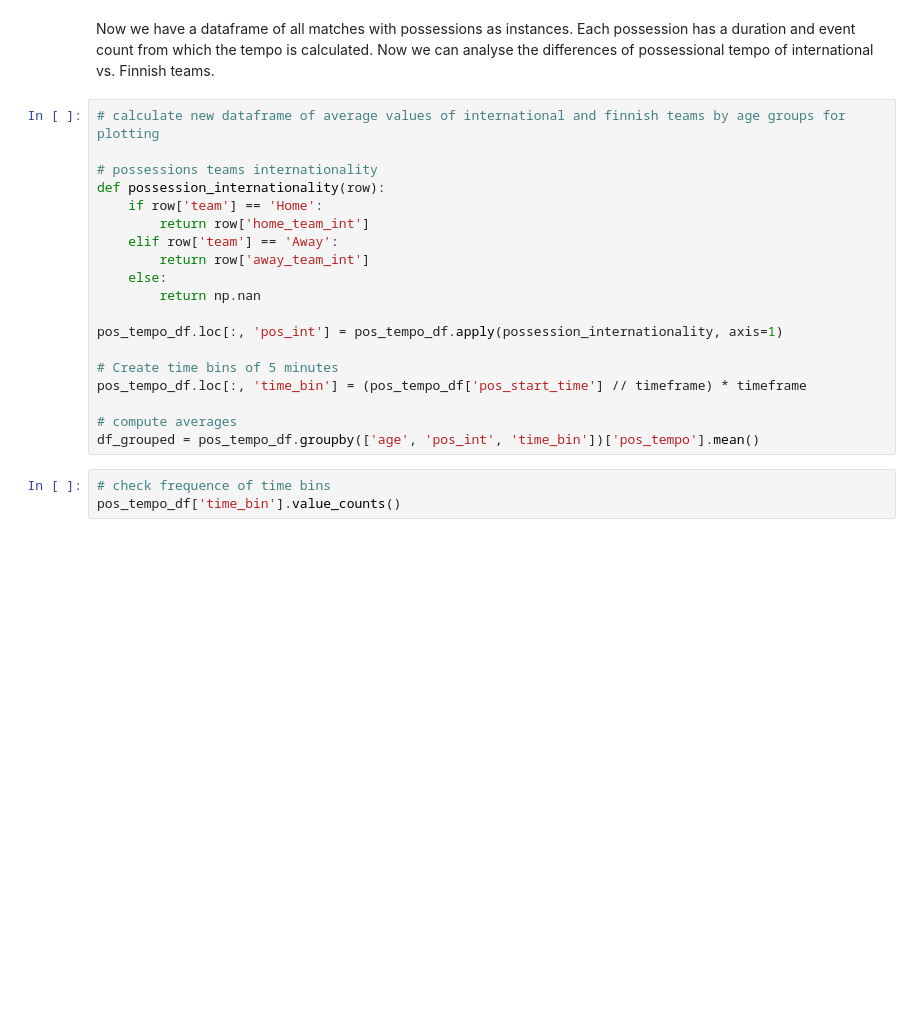
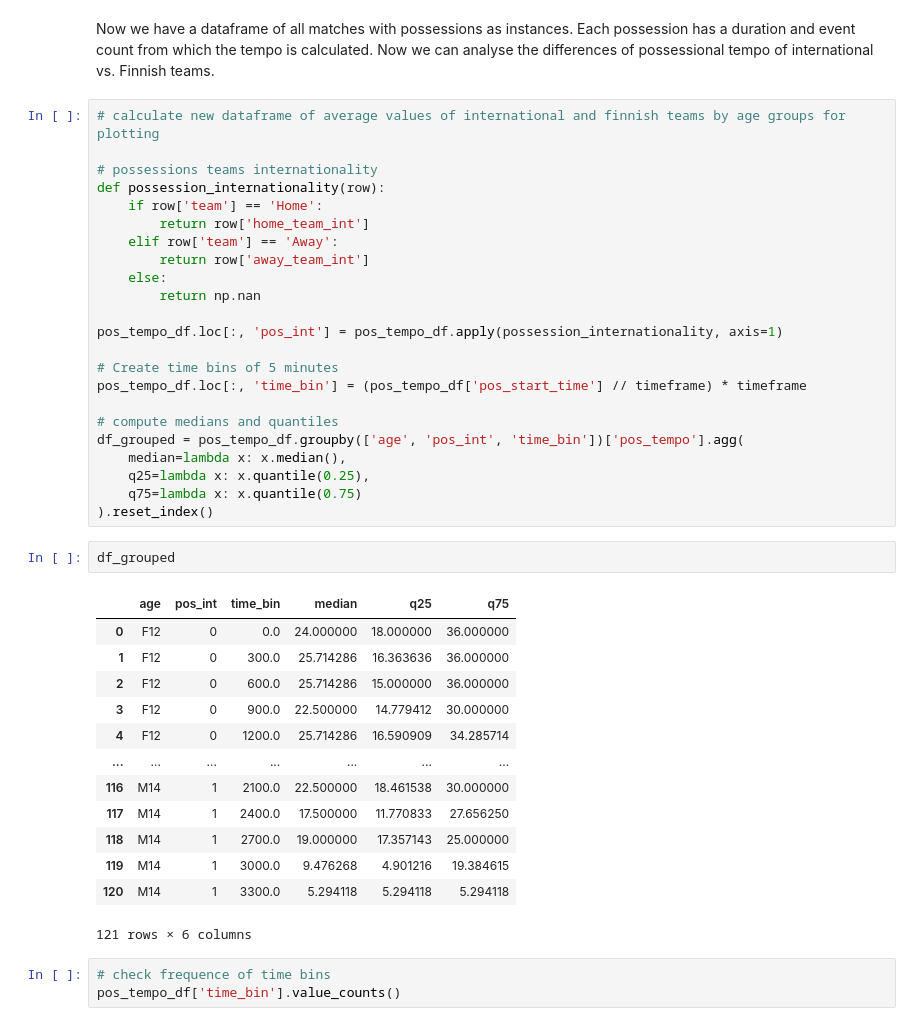
Before and after one commit to konstanyman/thesis_analysis, a Jupyter notebook: processing/tempo.ipynb, the cells around one changed output. Drawn from its saved outputs; the diff is of its cells as text; blank space fills up the shorter version.

```diff
--- a/processing/tempo.ipynb
+++ b/processing/tempo.ipynb
@@ -246,8 +270,28 @@ pos_tempo_df.loc[:, 'pos_int'] = pos_tempo_df.apply(possession_internationality,
 # Create time bins of 5 minutes
 pos_tempo_df.loc[:, 'time_bin'] = (pos_tempo_df['pos_start_time'] // timeframe) * timeframe
 
-# compute averages
-df_grouped = pos_tempo_df.groupby(['age', 'pos_int', 'time_bin'])['pos_tempo'].mean()
+# compute medians and quantiles
+df_grouped = pos_tempo_df.groupby(['age', 'pos_int', 'time_bin'])['pos_tempo'].agg(
+    median=lambda x: x.median(),
+    q25=lambda x: x.quantile(0.25),
+    q75=lambda x: x.quantile(0.75)
+).reset_index()
+# %%
+df_grouped
+# %% [output]
+|  | age | pos_int | time_bin | median | q25 | q75 |
+| 0 | F12 | 0 | 0.0 | 24.000000 | 18.000000 | 36.000000 |
+| 1 | F12 | 0 | 300.0 | 25.714286 | 16.363636 | 36.000000 |
+| 2 | F12 | 0 | 600.0 | 25.714286 | 15.000000 | 36.000000 |
+| 3 | F12 | 0 | 900.0 | 22.500000 | 14.779412 | 30.000000 |
+| 4 | F12 | 0 | 1200.0 | 25.714286 | 16.590909 | 34.285714 |
+| ... | ... | ... | ... | ... | ... | ... |
+| 116 | M14 | 1 | 2100.0 | 22.500000 | 18.461538 | 30.000000 |
+| 117 | M14 | 1 | 2400.0 | 17.500000 | 11.770833 | 27.656250 |
+| 118 | M14 | 1 | 2700.0 | 19.000000 | 17.357143 | 25.000000 |
+| 119 | M14 | 1 | 3000.0 | 9.476268 | 4.901216 | 19.384615 |
+| 120 | M14 | 1 | 3300.0 | 5.294118 | 5.294118 | 5.294118 |
+121 rows × 6 columns
 # %%
 # check frequence of time bins
 pos_tempo_df['time_bin'].value_counts()
```
Also changed, not shown: parts of 5 cells of this notebook.
